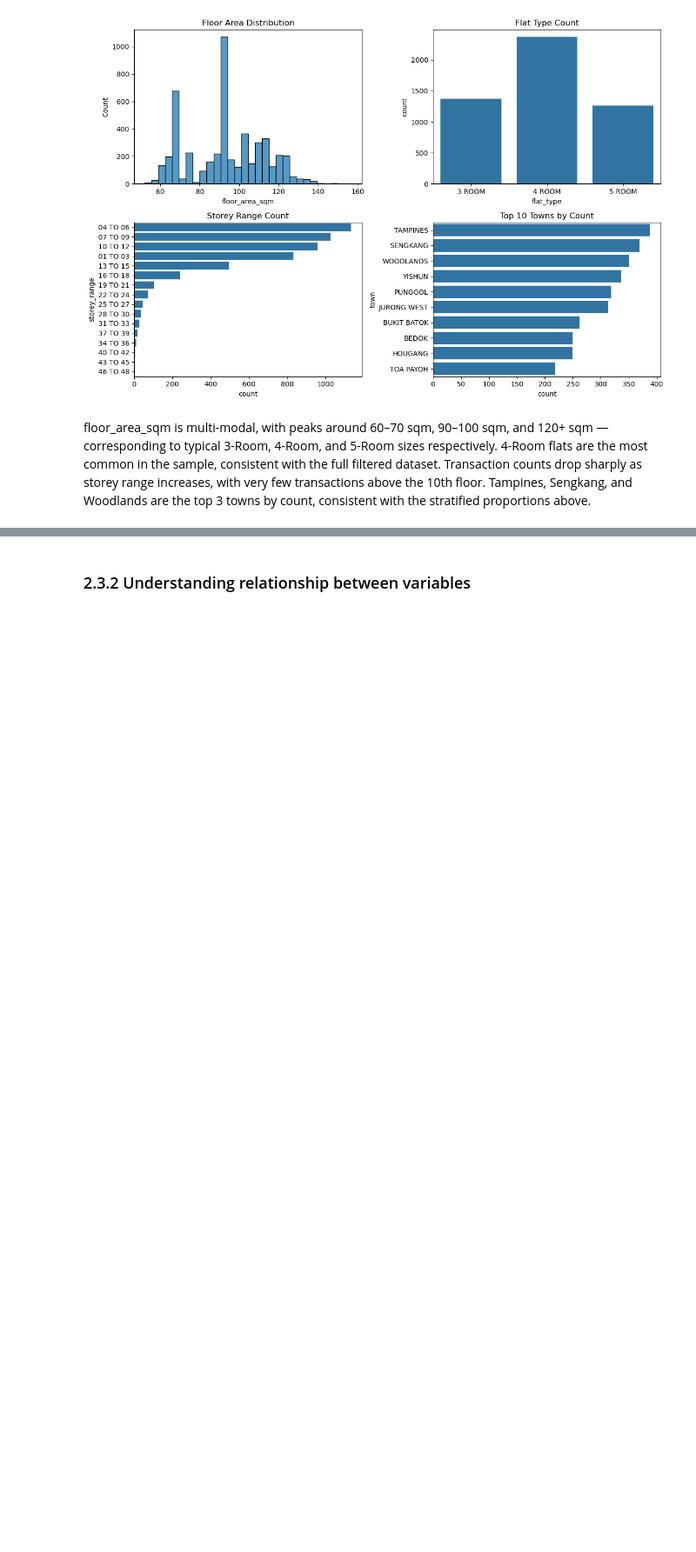
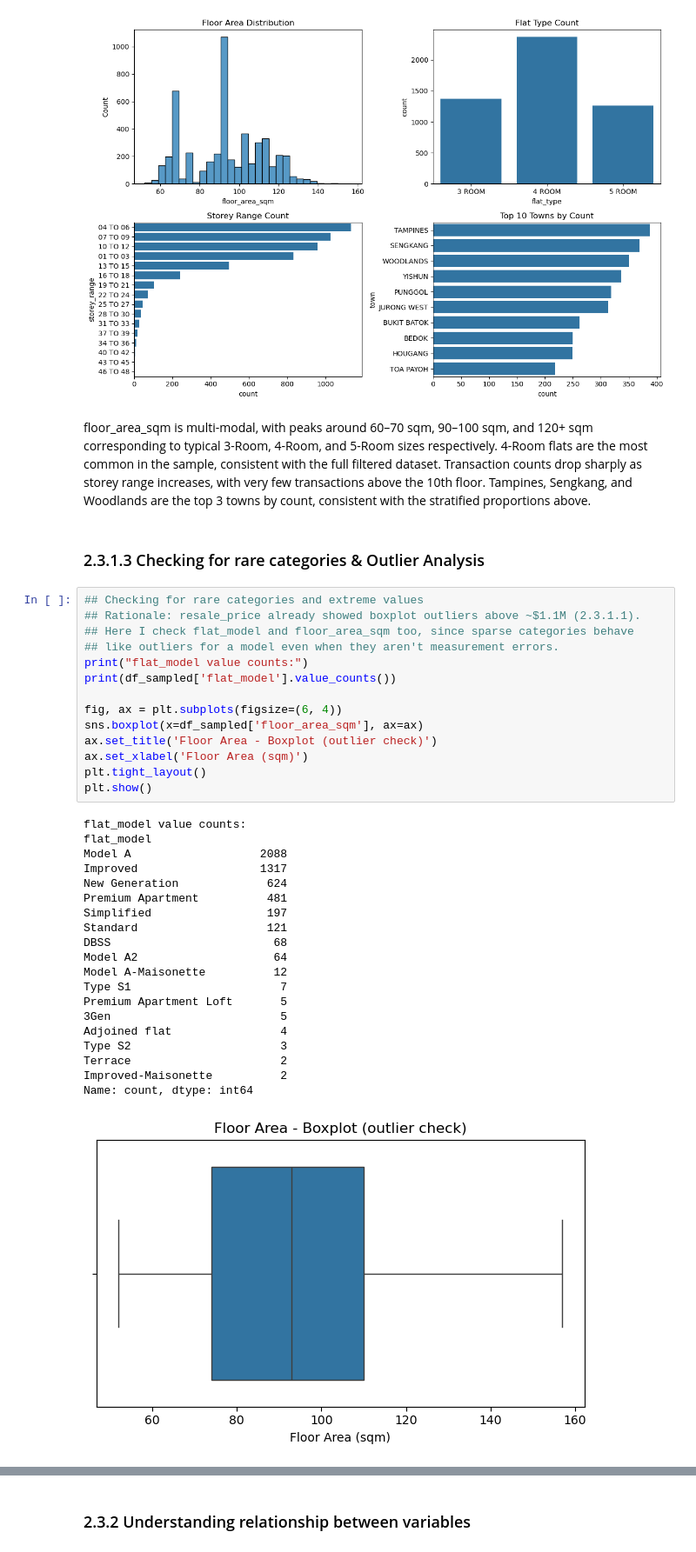
Before and after one commit to ikhlasmohammed/hdb-resale-price-predictor, a Jupyter notebook: Ikhlas_Code.ipynb, the cells around one changed output, grey strips where cells are left out. Shown at 87% size. Cells and saved outputs as stored; diff of their text form; blank space fills up the shorter version.

```diff
--- a/Ikhlas_Code.ipynb
+++ b/Ikhlas_Code.ipynb
@@ -231,4 +247,41 @@ plt.show()
 # %% [output]
 [figure]
 # %% [markdown]
-floor_area_sqm is multi-modal, with peaks around 60–70 sqm, 90–100 sqm, and 120+ sqm — corresponding to typical 3-Room, 4-Room, and 5-Room sizes respectively. 4-Room flats are the most common in the sample, consistent with the full filtered dataset. Transaction counts drop sharply as storey range increases, with very few transactions above the 10th floor. Tampines, Sengkang, and Woodlands are the top 3 towns by count, consistent with the stratified proportions above.
+floor_area_sqm is multi-modal, with peaks around 60–70 sqm, 90–100 sqm, and 120+ sqm corresponding to typical 3-Room, 4-Room, and 5-Room sizes respectively. 4-Room flats are the most common in the sample, consistent with the full filtered dataset. Transaction counts drop sharply as storey range increases, with very few transactions above the 10th floor. Tampines, Sengkang, and Woodlands are the top 3 towns by count, consistent with the stratified proportions above.
+# %% [markdown]
+### 2.3.1.3 Checking for rare categories & Outlier Analysis
+# %%
+## Checking for rare categories and extreme values
+## Rationale: resale_price already showed boxplot outliers above ~$1.1M (2.3.1.1).
+## Here I check flat_model and floor_area_sqm too, since sparse categories behave
+## like outliers for a model even when they aren't measurement errors.
+print("flat_model value counts:")
+print(df_sampled['flat_model'].value_counts())
+
+fig, ax = plt.subplots(figsize=(6, 4))
+sns.boxplot(x=df_sampled['floor_area_sqm'], ax=ax)
+ax.set_title('Floor Area - Boxplot (outlier check)')
+ax.set_xlabel('Floor Area (sqm)')
+plt.tight_layout()
+plt.show()
+# %% [output]
+flat_model value counts:
+flat_model
+Model A                   2088
+Improved                  1317
+New Generation             624
+Premium Apartment          481
+Simplified                 197
+Standard                   121
+DBSS                        68
+Model A2                    64
+Model A-Maisonette          12
+Type S1                      7
+Premium Apartment Loft       5
+3Gen                         5
+Adjoined flat                4
+Type S2                      3
+Terrace                      2
+Improved-Maisonette          2
+Name: count, dtype: int64
+[figure, added]
```
Also changed, not shown: parts of 17 cells of this notebook.
